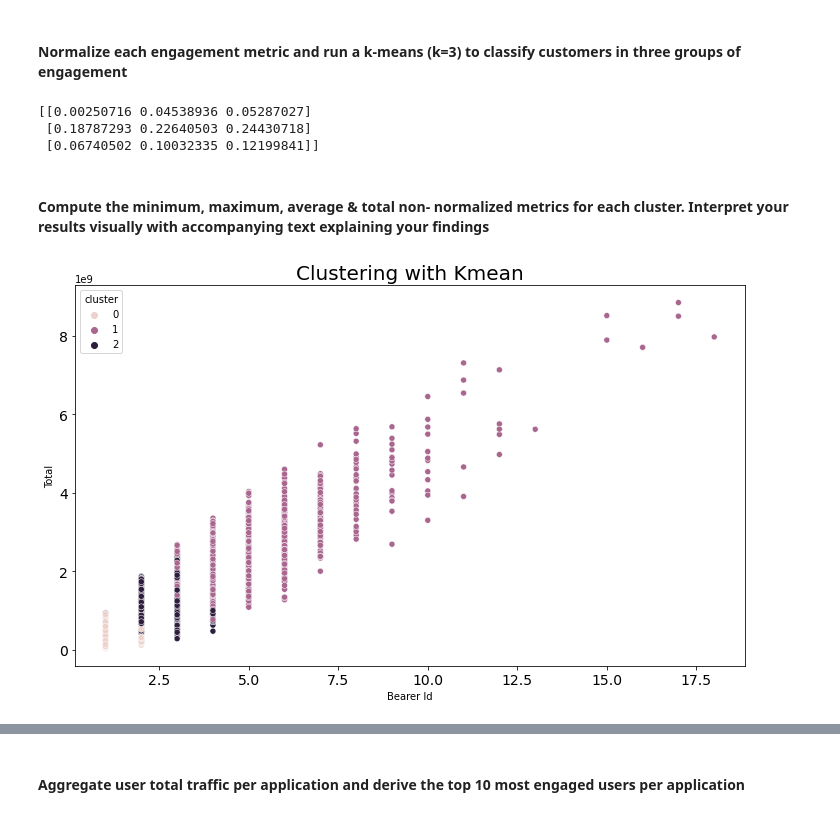
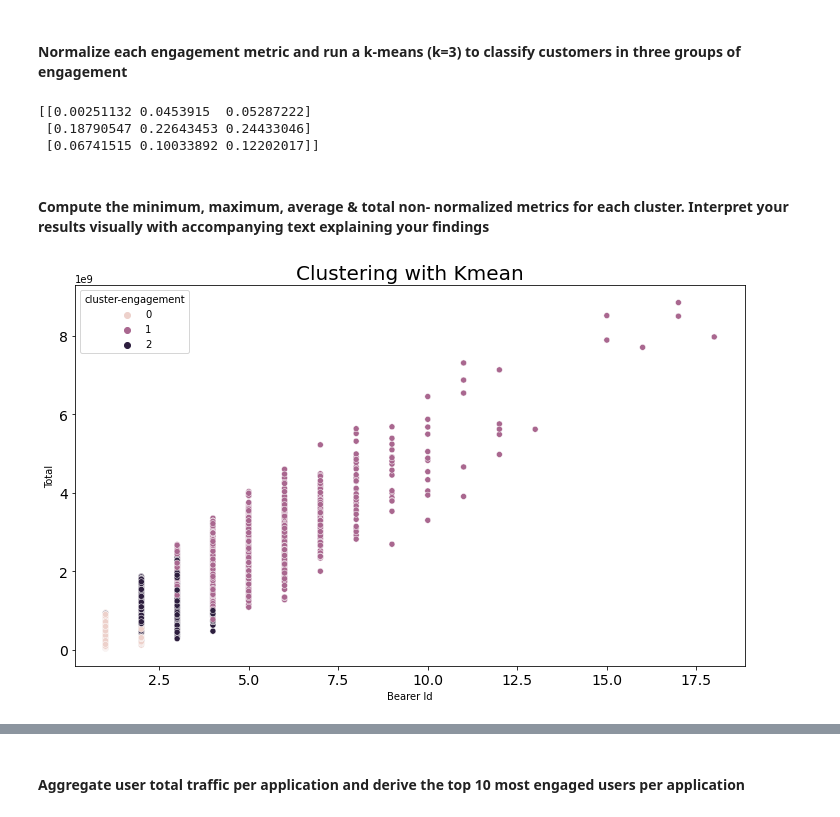
Before and after one commit to NatnaelSisay/Telecom_data_Analysis, a Jupyter notebook: notebooks/telecom.ipynb, the cells around one changed output, grey strips where cells are left out. Saved outputs shown, nothing was run; the diff lists cells and outputs as text; code cells hidden in the pictures.

Commit message:
setup task 4

```diff
--- a/notebooks/telecom.ipynb
+++ b/notebooks/telecom.ipynb
@@ -279,8 +284,8 @@ null_percentage(df_clean)
 Data Fraame contain null values of 0.0%
 # %%
 ### save the cleaned data
-for_save_df = df_clean.set_index('Bearer Id')
-for_save_df.to_csv('../data/clean_telco.csv')
+# for_save_df = df_clean.set_index('Bearer Id')
+# for_save_df.to_csv('../data/clean_telco.csv')
 # %%
 ###################################PLOTTING FUNCTIONS###################################
 
@@ -717,13 +722,13 @@ kmeans = KMeans(n_clusters=3).fit(df_normalized)
 # %%
 print(kmeans.cluster_centers_)
 # %% [output]
-[[0.00250716 0.04538936 0.05287027]
- [0.18787293 0.22640503 0.24430718]
- [0.06740502 0.10032335 0.12199841]]
+[[0.00251132 0.0453915  0.05287222]
+ [0.18790547 0.22643453 0.24433046]
+ [0.06741515 0.10033892 0.12202017]]
 # %% [markdown]
 #### Compute the minimum, maximum, average & total non- normalized metrics for each cluster. Interpret your results visually with accompanying text explaining your findings
 # %%
 cluster = kmeans.predict(df_normalized)
-cluster_df = df_task2.copy()
-cluster_df['cluster']  = cluster
+engagement_df = df_task2.copy()
+engagement_df['cluster-engagement']  = cluster
 # %%
@@ -733,9 +738,9 @@ cluster_1 = cluster_group_df.get_group(1)
 cluster_2 = cluster_group_df.get_group(2)
 # %%
 # Cluster 0
-plot_scatter(cluster_df, "Bearer Id", "Total","Clustering with Kmean", "cluster", "")
+plot_scatter(engagement_df,"Bearer Id", "Total","Clustering with Kmean", "cluster-engagement", "")
 # %% [output]
-[figure, old version]
+[figure, new version]
 # %%
 # cluster 0
 cluster_0.describe()
```
Also changed, not shown: parts of 47 cells of this notebook, 2 other files.
